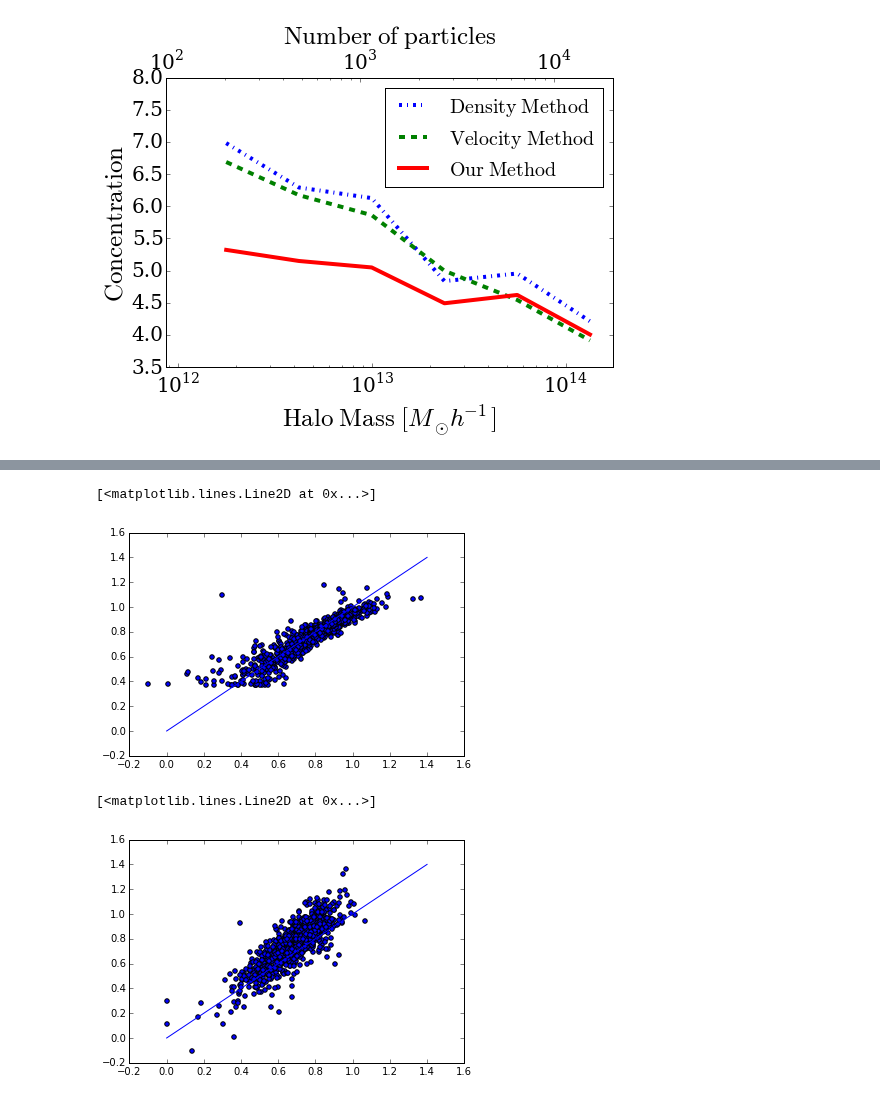
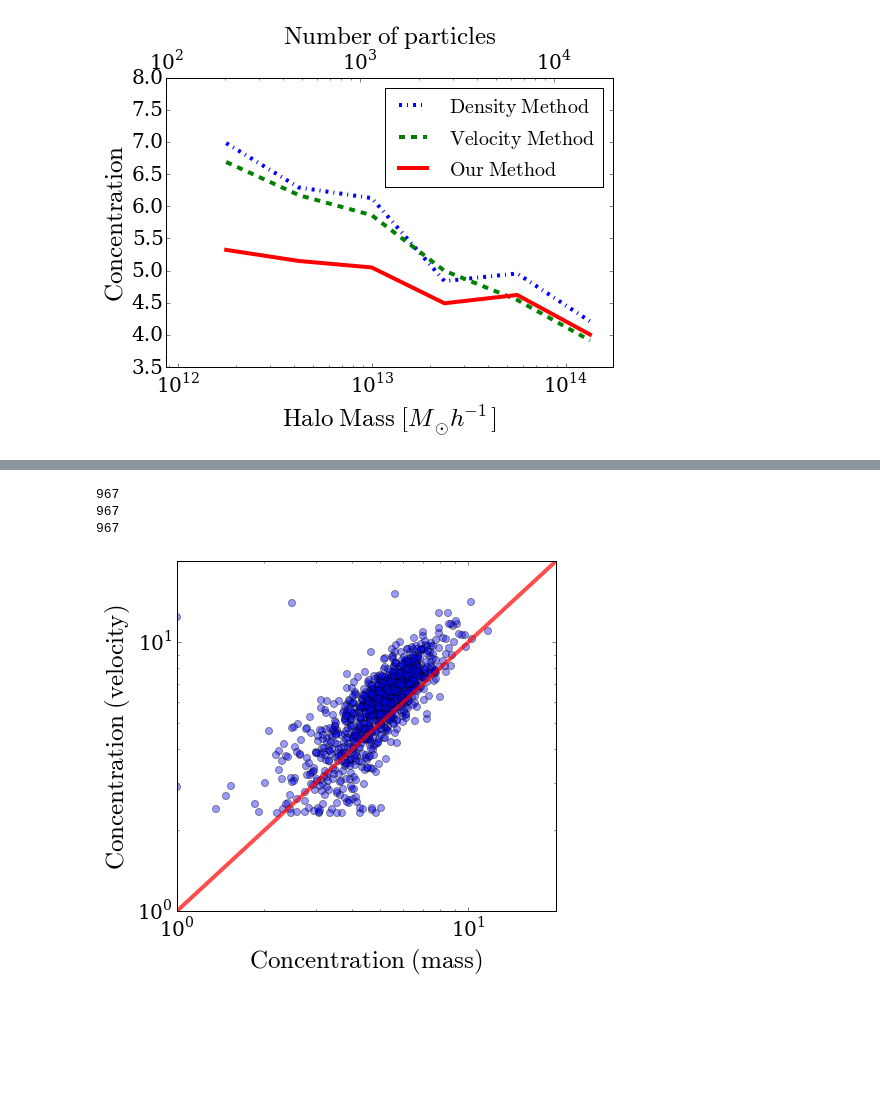
Before and after one commit to astroandes/MACH, a Jupyter notebook: plots/ComparisonPlots.ipynb, the cells around one changed output, grey strips where cells are left out. Saved outputs shown, nothing was run; the diff lists cells and outputs as text; code cells hidden in the pictures; blank space fills up the shorter version.

Commit message:
produces new Comparison plots

```diff
--- a/plots/ComparisonPlots.ipynb
+++ b/plots/ComparisonPlots.ipynb
@@ -132,12 +123,43 @@ plot(x,x)
-# %%
-scatter(log10(conc_density_sorted), log10(conc_velocity_sorted))
-plot(x,x)
-# %% [output]
-[<matplotlib.lines.Line2D at 0x...>]
-[figure, removed]
-# %%
-scatter(log10(conc_mass_sorted), log10(conc_density_sorted))
-plot(x,x)
-# %% [output]
-[<matplotlib.lines.Line2D at 0x...>]
-[figure, removed]
+# %%
+index_greater = np.where(log_mass_density>12.5)
+index_greater = index_greater[0]
+print np.size(index_greater)
+sort_index = np.argsort(log_mass_density[index_greater])
+conc_density_sorted = conc_density[index_greater[sort_index]]
+
+index_greater = np.where(log_mass_velocity>12.5)
+index_greater = index_greater[0]
+print np.size(index_greater)
+sort_index = np.argsort(log_mass_velocity[index_greater])
+conc_velocity_sorted = conc_velocity[index_greater[sort_index]]
+
+index_greater = np.where(log_mass_mass>12.5)
+index_greater = index_greater[0]
+print np.size(index_greater)
+sort_index = np.argsort(log_mass_mass[index_greater])
+conc_mass_sorted = conc_mass[index_greater[sort_index]]
+# %% [output]
+967
+967
+967
+# %%
+fig = plt.figure(figsize=(6.5,6.0))
+ax = plt.axes()
+
+enlarge_labels(ax,20)
+
+x = np.linspace(0.0,100, 100)
+plt.plot(x,x, color='red', linewidth=4, alpha=0.7)
+plt.scatter(conc_mass_sorted, conc_velocity_sorted, s=50, alpha=0.4)
+
+plt.xlim([1,20])
+plt.ylim([1,20])
+
+plt.subplots_adjust(bottom=0.18, top=0.99, left=0.18, right=0.99)
+ax.set_xscale('log')
+ax.set_yscale('log')
+ax.set_xlabel('$\mathrm{Concentration\ (mass)}$',fontsize=25)
+ax.set_ylabel('$\mathrm{Concentration\ (velocity)}$',fontsize=25)
+plt.savefig("conc_mass_vel.pdf")
+# %% [output]
+[figure, added]
```
Also changed, not shown: parts of 4 cells of this notebook.
